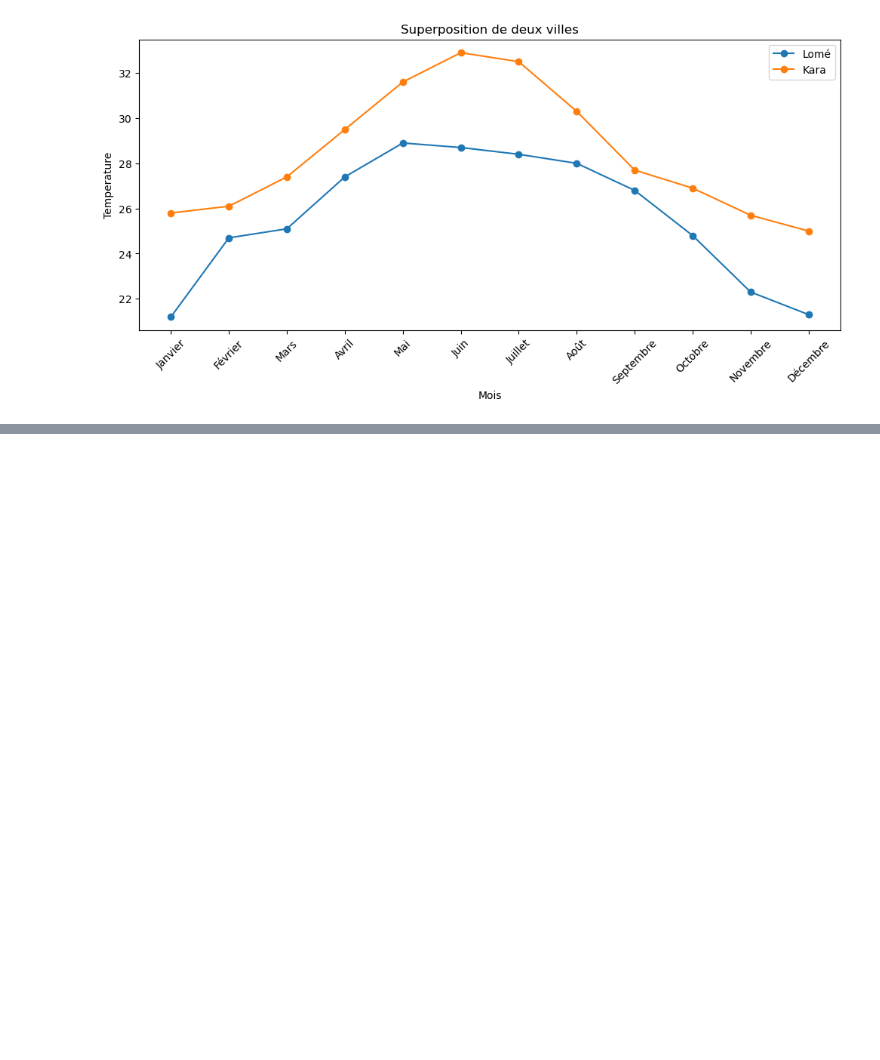
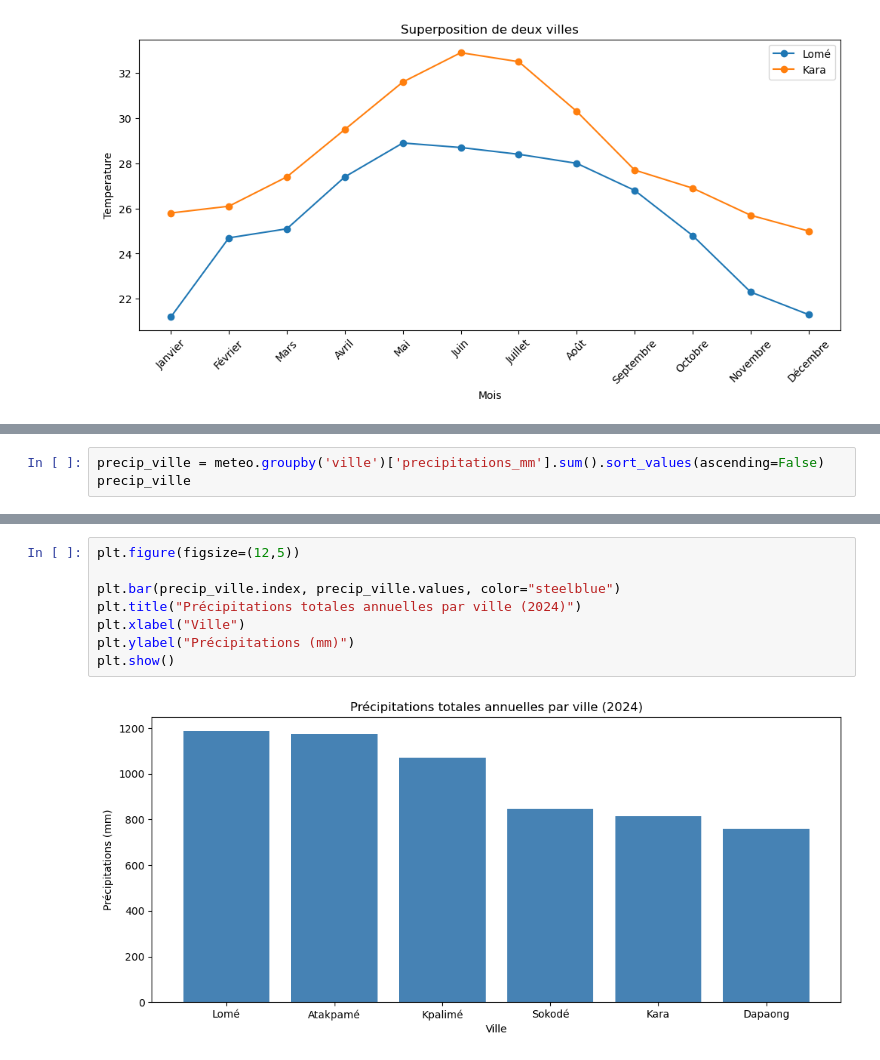
Before and after one commit to wilfriedx20/Analyse_Data_Frame, a Jupyter notebook: meteo_togo_plt/meteo.ipynb, the cells around one changed output, grey strips where cells are left out. Drawn from its saved outputs; the diff is of its cells as text; blank space fills up the shorter version.

Commit message:
Bar plot

```diff
--- a/meteo_togo_plt/meteo.ipynb
+++ b/meteo_togo_plt/meteo.ipynb
@@ -58,0 +63,3 @@ plt.show()
+# %%
+precip_ville = meteo.groupby('ville')['precipitations_mm'].sum().sort_values(ascending=False)
+precip_ville
@@ -58,0 +75,10 @@ plt.show()
+# %%
+plt.figure(figsize=(12,5))
+
+plt.bar(precip_ville.index, precip_ville.values, color="steelblue")
+plt.title("Précipitations totales annuelles par ville (2024)")
+plt.xlabel("Ville")
+plt.ylabel("Précipitations (mm)")
+plt.show()
+# %% [output]
+[figure, added]
```
Also changed, not shown: parts of 5 cells of this notebook.
